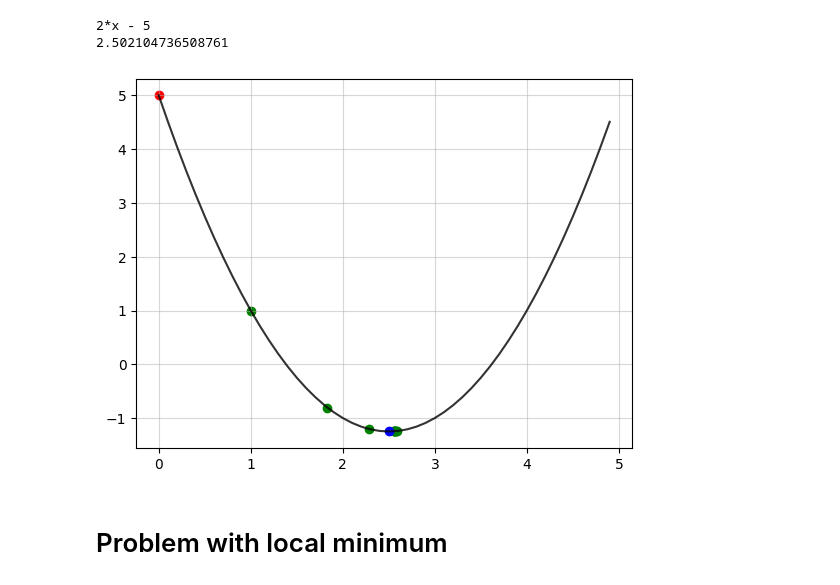
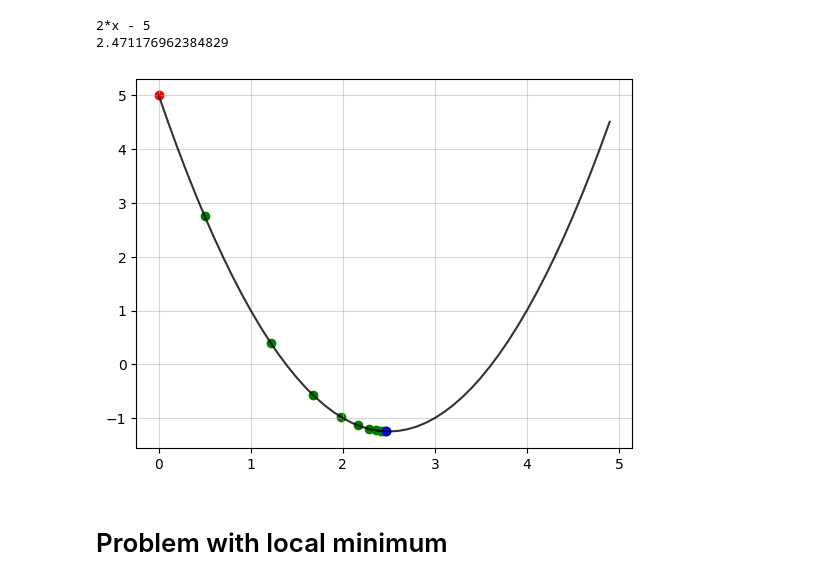
Before and after one commit to lichkovahadaniil/GROK_ML, a Jupyter notebook: grad/lesson_1.ipynb, the cells around one changed output. Drawn from its saved outputs; the diff is of its cells as text; code cells hidden in the pictures.

```diff
--- a/grad/lesson_1.ipynb
+++ b/grad/lesson_1.ipynb
@@ -12,38 +12,38 @@ df = sp.diff(f, x)
 print(df)
 
 # convert to numpy functions
 f = sp.lambdify(x, f, 'numpy')
 df = sp.lambdify(x, df, 'numpy')
 
 N = 20 # number of iterations
 x_0 = 0 # start value
-cs = 0.5 # convergence step
+cs = 0.1 # convergence step
 
 x_plt = np.arange(0, 5.0, 0.1)
 f_plt = np.array([f(x) for x in x_plt])
 
 # creating the window with figure (fig) and the axis (ax)
 fig, ax = plt.subplots()
 ax.grid(True, alpha=0.5)
 sns.lineplot(x=x_plt, y=f_plt, c='black', alpha=0.8) # parabola
 ax.scatter(x=x_0, y=f(x_0), c='red')
 mn = 100
 
 for i in range(N):
-    cs = 1 / min(i + 1, mn)
-    x_0 = x_0 - cs * np.sign(df(x_0)) # changing the argument (with sign due to normalization)
+    # cs = 1 / min(i + 1, mn)
+    x_0 = x_0 - cs * df(x_0) # changing the argument (with sign due to normalization)
 
     # showing intermediate points
     if i % 2 == 0:
         ax.scatter(x_0, f(x_0), c='green')
 
 print(x_0)
 ax.scatter(x_0, f(x_0), c='blue')
 plt.show()
 # %% [output]
 2*x - 5
-2.502104736508761
+2.471176962384829
-[figure, old version]
+[figure, new version]
 # %% [markdown]
 # Problem with local minimum
 # %%
```
Also changed, not shown: parts of 4 cells of this notebook, 7 other files.
